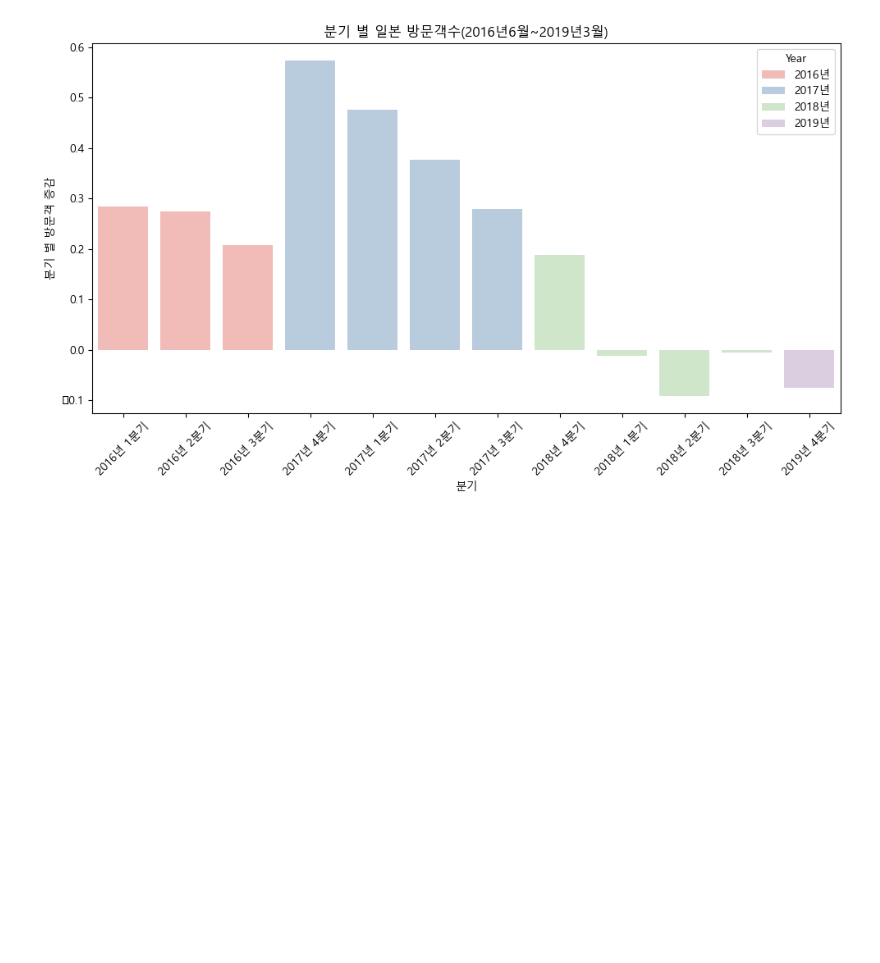
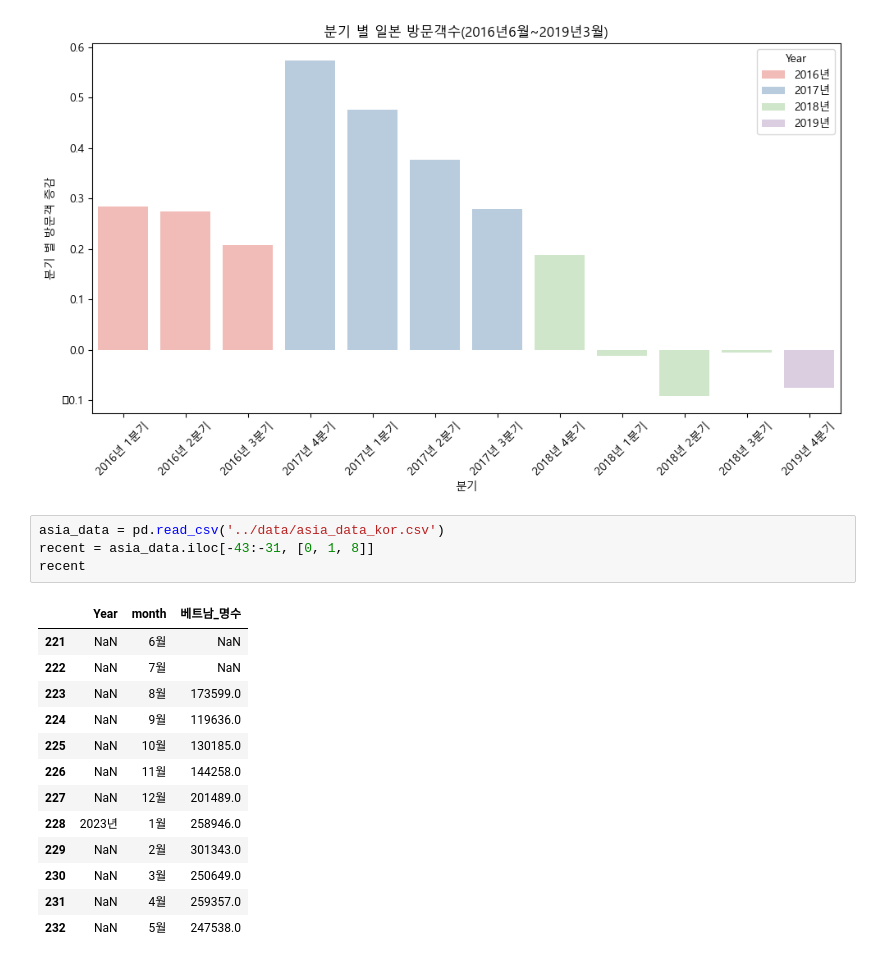
Before and after one commit to JaeminKIM-Irene/FC_AI_Python_EDA_Project, a Jupyter notebook: Topic 2/Visualize2.ipynb, the cells around one changed output. Drawn from its saved outputs; the diff is of its cells as text; blank space fills up the shorter version.

```diff
--- a/Topic 2/Visualize2.ipynb
+++ b/Topic 2/Visualize2.ipynb
@@ -110,3 +110,21 @@ plt.savefig(f'./graphs/분기 별 일본 방문객 증감({startYear}{startMonth
 plt.show()
 # %% [output]
 [figure]
+# %%
+asia_data = pd.read_csv('../data/asia_data_kor.csv')
+recent = asia_data.iloc[-43:-31, [0, 1, 8]]
+recent
+# %% [output]
+|  | Year | month | 베트남_명수 |
+| 221 | NaN | 6월 | NaN |
+| 222 | NaN | 7월 | NaN |
+| 223 | NaN | 8월 | 173599.0 |
+| 224 | NaN | 9월 | 119636.0 |
+| 225 | NaN | 10월 | 130185.0 |
+| 226 | NaN | 11월 | 144258.0 |
+| 227 | NaN | 12월 | 201489.0 |
+| 228 | 2023년 | 1월 | 258946.0 |
+| 229 | NaN | 2월 | 301343.0 |
+| 230 | NaN | 3월 | 250649.0 |
+| 231 | NaN | 4월 | 259357.0 |
+| 232 | NaN | 5월 | 247538.0 |
```
Also changed, not shown: parts of 1 cell of this notebook, 22 other files.
